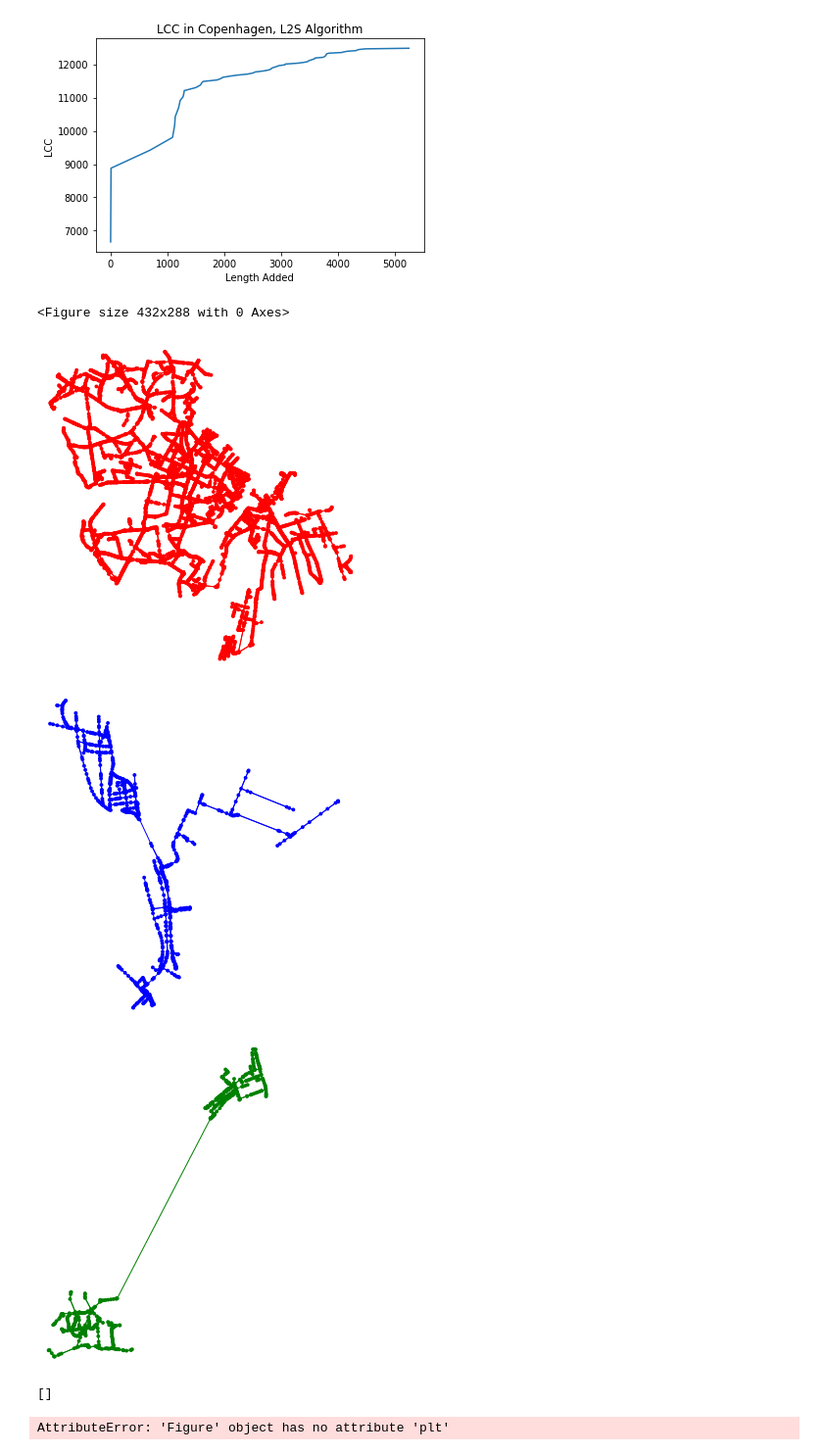
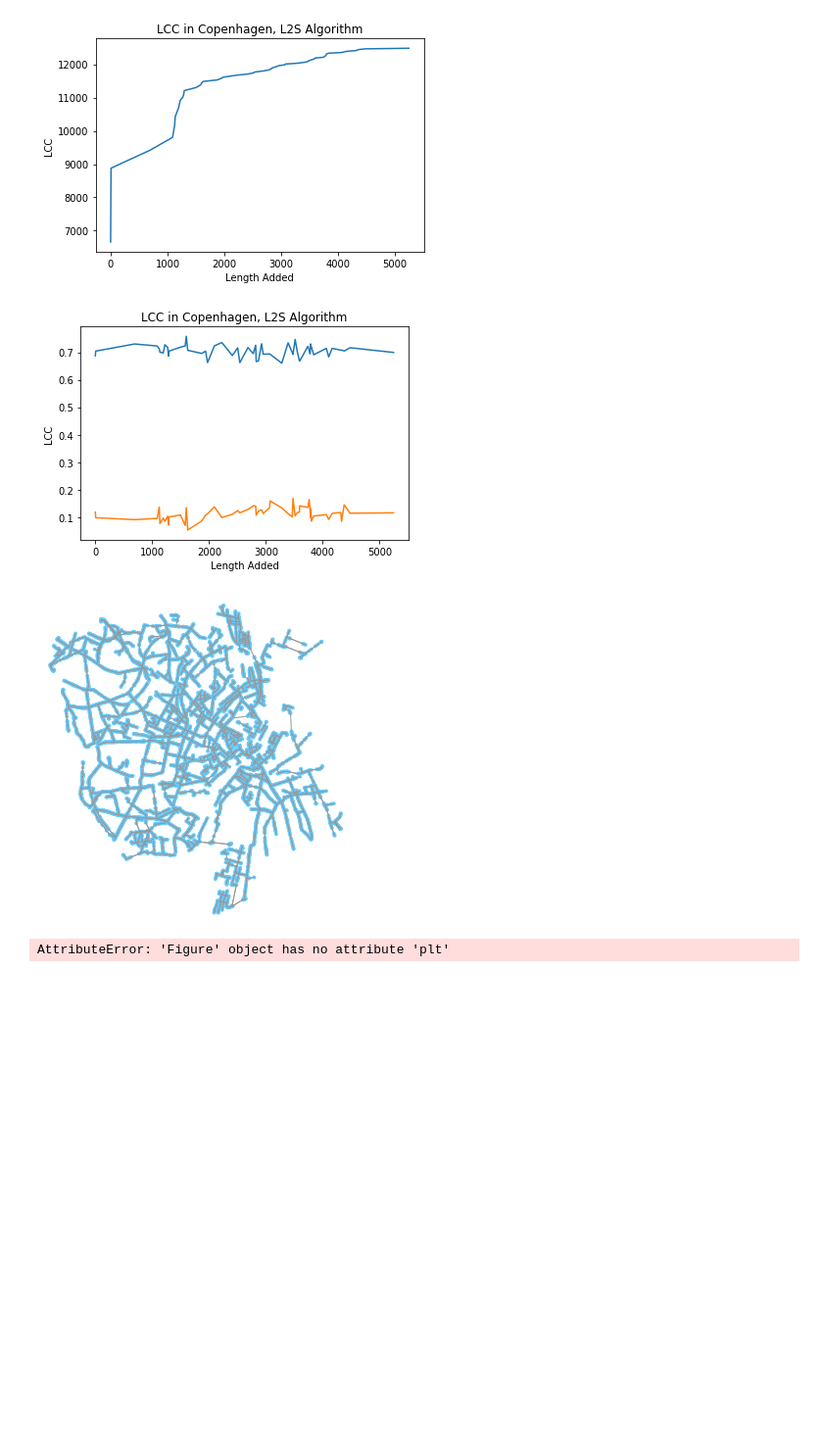
Before and after one commit to jzerez/BikeNetworks, a Jupyter notebook: code/Final Notebook_Nate_Jon.ipynb, the cells around one changed output. Shown at 98% size. Drawn from its saved outputs; the diff is of its cells as text; code cells hidden in the pictures; blank space fills up the shorter version.

```diff
--- a/code/Final Notebook_Nate_Jon.ipynb
+++ b/code/Final Notebook_Nate_Jon.ipynb
@@ -15,8 +15,9 @@ def get_data(city='Detroit', mode='bike', root_path='../data/'):
             bike_data = [file for file in files if mode in file][0]
             path = root_path + folder+ '/'+ bike_data;
 #     return ox.load_graphml('C:/Users/nlepore/ComplexityScienceProject1/data/{}/{}_bike.graphml'.format(name,name))
-    return ox.load_graphml('C:/Users/jzerez/Documents/Github/ComplexityScienceProject1/data/{}/{}_bike.graphml'.format(city,city))
-
+    G = ox.load_graphml('C:/Users/jzerez/Documents/Github/ComplexityScienceProject1/data/{}/{}_bike.graphml'.format(city,city))
+    convert_lengths_to_floats(G)
+    return G
     #return nx.read_graphml(path)
 
 G = get_data()
@@ -75,11 +76,10 @@ def calc_directness(G, u, v):
     """
     try:
         path_length = nx.shortest_path_length(G, source=u, target=v, weight='length')
-        direct_length = new_edge_length(G, u, v)
+        direct_length = get_edge_length(G, u, v)
         ret = direct_length/path_length
     except:
         return 0
-
     return ret
 
 def calc_avg_directness_connected(G, n):
@@ -141,6 +141,27 @@ def euclidean_dist_vec(y1, x1, y2, x2):
     '''
     distance = ((x1 - x2) ** 2 + (y1 - y2) ** 2) ** 0.5
     return distance
+def connected_pairs(G, n):
+    '''
+    Creates n pairs of connected nodes from graph G
+    G: an nx graph
+    n: the number of pairs to return
+    '''
+     for _ in range(n):
+        start = np.random.choice(G.nodes(), 1)
+        start = start[0]
+        reachable = nx.descendants(G, start)
+        if not reachable:
+            continue
+        end = np.random.choice(list(reachable), 1)
+        end = end[0]
+
+def random_pairs(G, n):
+    '''
+    Creates n pairs of random nodes from graph G
+    G: an nx graph
+    n: the number of pairs to return
+    '''
 # %% [markdown]
 #### Define Methods for connecting the Graphs
 # %%
@@ -252,8 +273,8 @@ def new_city(G, algy, length):
         i = i+1
     wcc = get_components(G)
     lccs.append(len(wcc[0]))
-    directness_connected.append(calc_avg_directness_connected(G, 100))
-    directness_random.append(calc_avg_directness_random(G, 100))
+    directness_connected.append(calc_avg_directness_connected(G, 1000))
+    directness_random.append(calc_avg_directness_random(G, 1000))
     return G, added_edges, tot_length, directness_connected, directness_random, lccs
 # %%
 name = 'Copenhagen'
@@ -293,25 +310,32 @@ plt.ylabel('LCC')
 plt.show()
 # %% [output]
 [figure]
+# %%
+plt.plot(np.cumsum(lengths), direcness1)
+plt.plot(np.cumsum(lengths), directness2)
+
+plt.title('LCC in Copenhagen, L2S Algorithm')
+plt.xlabel('Length Added')
+plt.ylabel('LCC')
+plt.show()
+# %% [output]
+[figure, added]
 # %%
 wcc = get_components(G_new)
+G_super = nx.compose(wcc[0], wcc[1])
 colors = ['r', 'b', 'g', 'y', 'm', 'k', 'c']
 
-plt.figure()
+ox.plot_graph(G_super)
+# plt.figure()
 
 
-for i in range(3):
-    f, ax = ox.plot_graph(wcc[i], edge_color=colors[i%7], node_color=colors[i%7], show=False, close=False)
+# for i in range(3):
+#     f, ax = ox.plot_graph(wcc[i], edge_color=colors[i%7], node_color=colors[i%7], show=False, close=False)
 
 plt.show()
-ax
 # ox.plot_graph(G_new)
 # %% [output]
-<Figure size 432x288 with 0 Axes>
-[figure, old version]
+[figure, new version]
-[figure, removed]
-[figure, removed]
-[]
 # %%
 # %% [output]
 AttributeError: 'Figure' object has no attribute 'plt'
```
Also changed, not shown: parts of 2 cells of this notebook, 1 other file.
